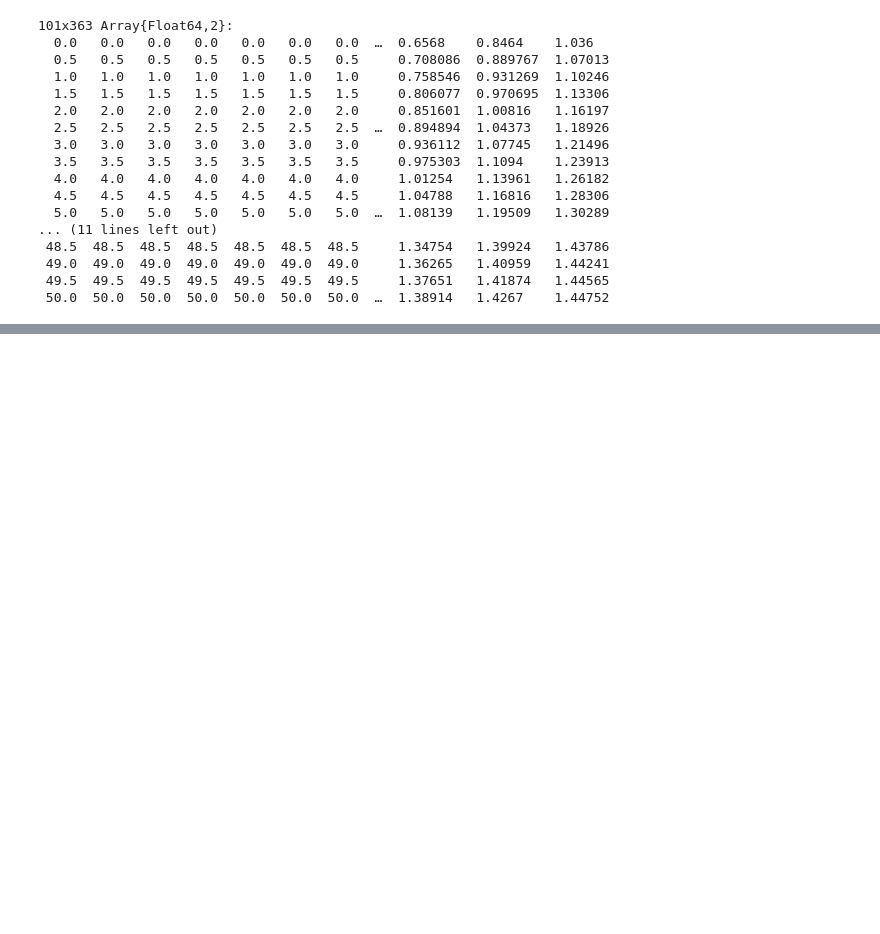
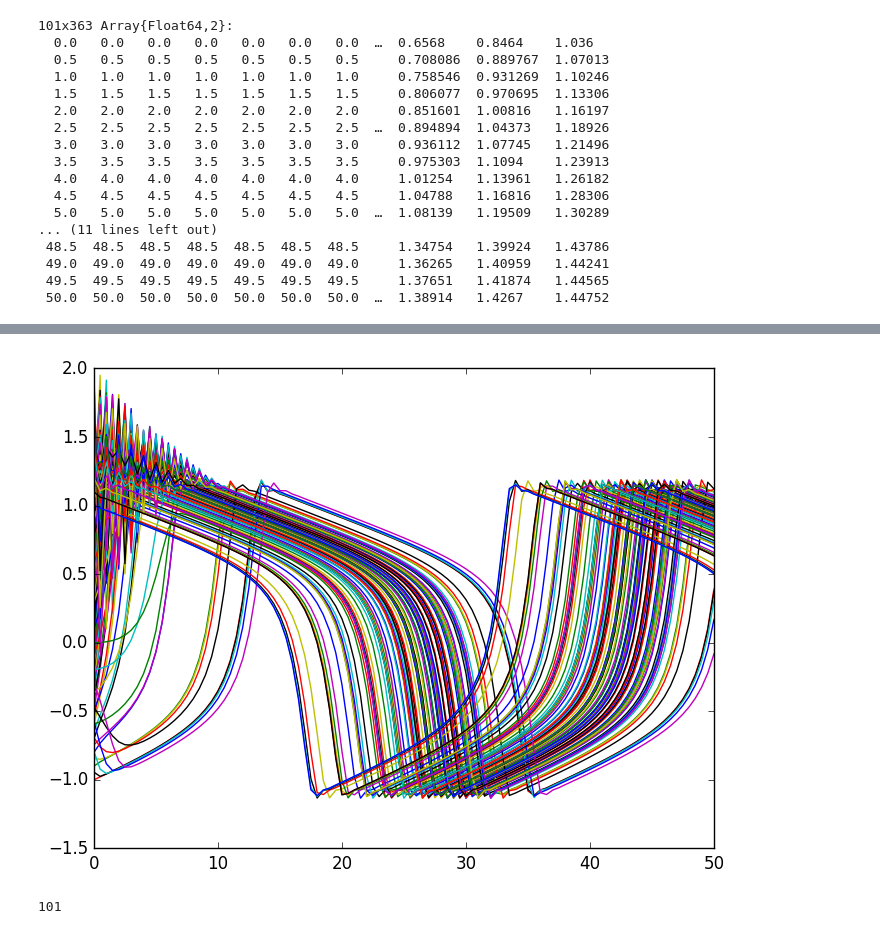
Before and after one commit to kzapfe/AprendiendoComputoLibre, a Jupyter notebook: Julia/FitzHugh-Nagumo.ipynb, the cells around one changed output, grey strips where cells are left out. Saved outputs shown, nothing was run; the diff lists cells and outputs as text; code cells hidden in the pictures; blank space fills up the shorter version.

```diff
--- a/Julia/FitzHugh-Nagumo.ipynb
+++ b/Julia/FitzHugh-Nagumo.ipynb
@@ -169,0 +244,2 @@ plot(datos2[:,1], datos2[:,330])
+# %%
+tiempos=datos2[:,1]
@@ -169,0 +264,2 @@ plot(datos2[:,1], datos2[:,330])
+# %%
+voltajes=datos2[:,121:242]
@@ -169,0 +284,10 @@ plot(datos2[:,1], datos2[:,330])
+# %%
+for columna=3:size(voltajes,2)
+    plot(tiempos, voltajes[:,columna])
+end
+# %% [output]
+[figure, added]
+# %%
+size(voltajes,1)
+# %% [output]
+101
```
Also changed, not shown: parts of 15 cells of this notebook, 9 other files.
